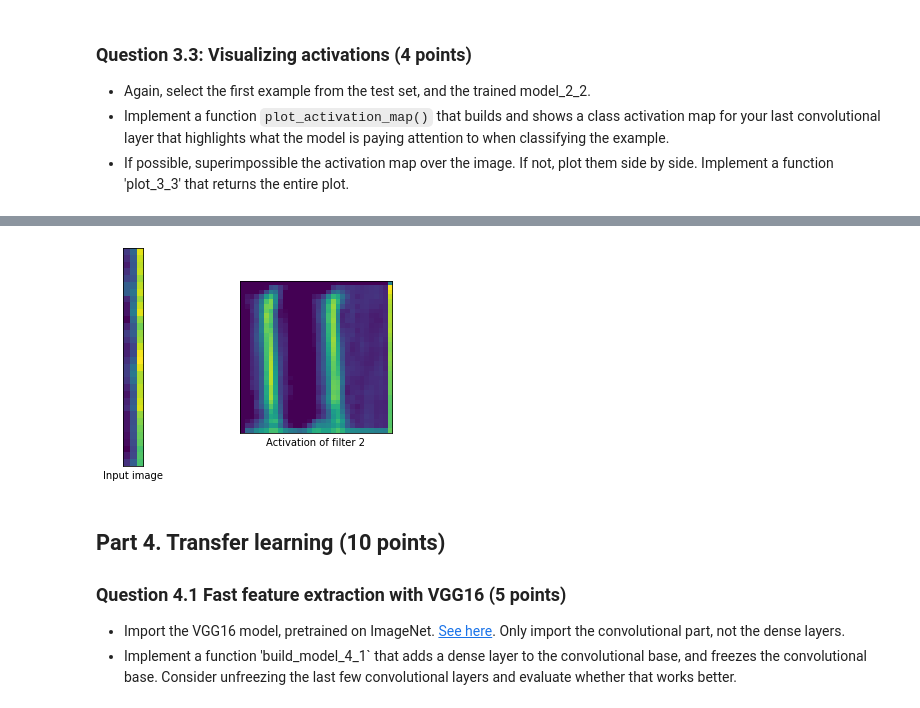
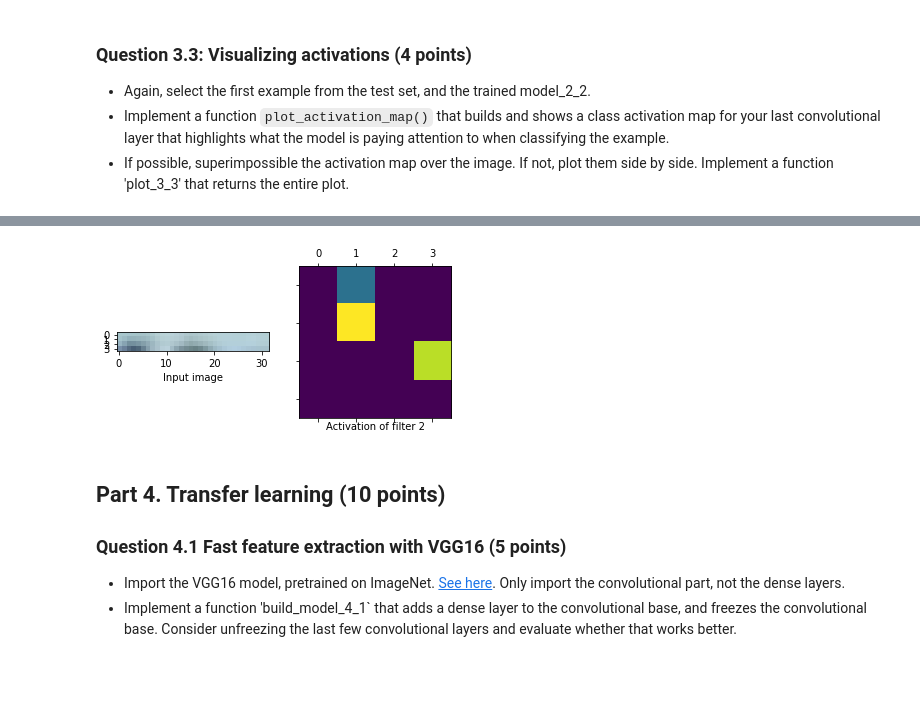
Before and after one commit to mitagr/web-ret-assignment-3, a Jupyter notebook: Assignment 3.ipynb, the cells around one changed output, grey strips where cells are left out. Drawn from its saved outputs; the diff is of its cells as text; code cells hidden in the pictures; blank space fills up the shorter version.

```diff
--- a/Assignment 3.ipynb
+++ b/Assignment 3.ipynb
@@ -748,17 +741,21 @@ Answer is 12 characters long
 them side by side. Implement a function 'plot_3_3' that returns the entire plot.
 # %%
 def plot_activation_map():
-    first_layer_activation = activations[0]
+    img_tensor = rgb2gray(X_test)[0]
+    img_tensor = np.expand_dims(img_tensor, axis=0)
+    model_2_1 = load_model_from_file(base_dir, "model_2_1")
+    layer_outputs = [layer.output for layer in model_2_1.layers[:15]]
+    activation_model = models.Model(inputs= model_2_1.input, outputs=layer_outputs)
+    activations = activation_model.predict(img_tensor)
+
+    last_layer_activation = activations[13]     #[len(activations)-1]
     f, (ax1, ax2) = plt.subplots(1, 2, sharey=True)
-    img_tensor1= X_test[4]
-    ax1.imshow(img_tensor1[0])
-    ax2.matshow(first_layer_activation[0, :, :, 2], cmap='viridis')
-    ax1.set_xticks([])
-    ax1.set_yticks([])
-    ax2.set_xticks([])
-    ax2.set_yticks([])
+
+    #fig, axes = plt.subplots(1, len(X_test),  figsize=(10, 5))
+    ax1.imshow(X_train[0])
+    ax2.matshow(last_layer_activation[0, :, :, 2], cmap='viridis')
     ax1.set_xlabel('Input image')
-    ax2.set_xlabel('Activation of filter 2');
+    ax2.set_xlabel('Activation of filter 2')
     pass
 
 plot_activation_map()
@@ -766,4 +764,4 @@ plot_activation_map()
-[figure, old version]
+[figure, new version]
 # %% [markdown]
 ## Part 4. Transfer learning (10 points)
 ### Question 4.1 Fast feature extraction with VGG16 (5 points)
```
Also changed, not shown: parts of 7 cells of this notebook.
